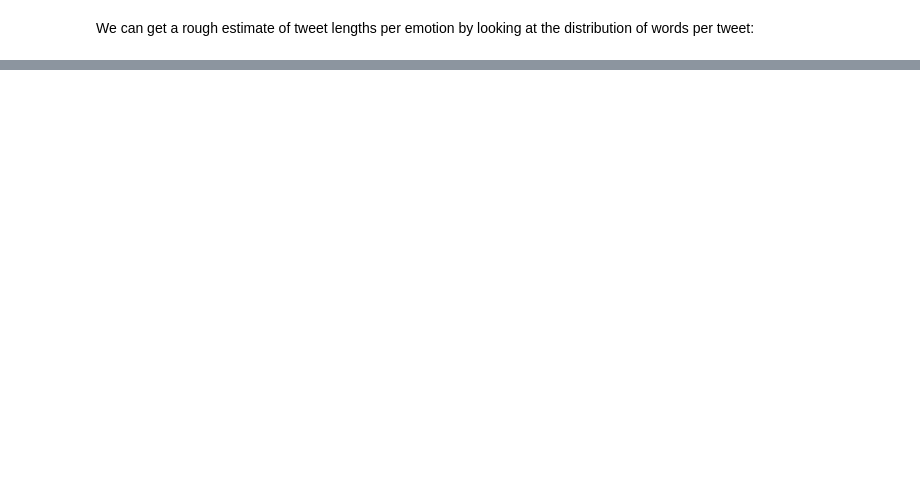
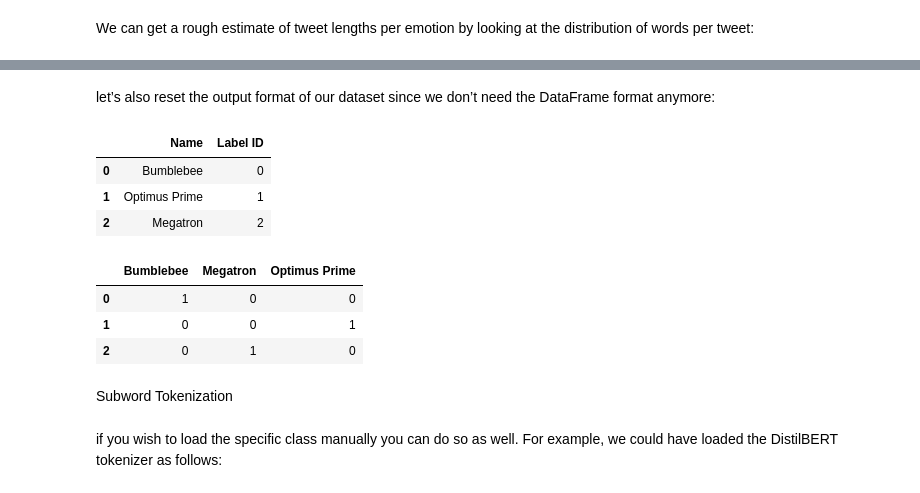
Before and after one commit to samehamin/nlp_with_transformers, a Jupyter notebook: chptr02_text_classification.ipynb, the cells around one changed output, grey strips where cells are left out. Saved outputs shown, nothing was run; the diff lists cells and outputs as text; code cells hidden in the pictures; blank space fills up the shorter version.

```diff
--- a/chptr02_text_classification.ipynb
+++ b/chptr02_text_classification.ipynb
@@ -149,3 +149,6 @@ plt.xlabel("")
 plt.show()
 # %% [output]
 [drawing not drawn]
+# %% [markdown]
+let’s also reset the output
+format of our dataset since we don’t need the DataFrame format anymore:
@@ -151,0 +157,18 @@ plt.show()
+# %%
+categorical_df = pd.DataFrame(
+{"Name": ["Bumblebee", "Optimus Prime", "Megatron"], "Label ID": [0,1,2]})
+categorical_df
+# %% [output]
+|  | Name | Label ID |
+| 0 | Bumblebee | 0 |
+| 1 | Optimus Prime | 1 |
+| 2 | Megatron | 2 |
+# %%
+pd.get_dummies(categorical_df["Name"])
+# %% [output]
+|  | Bumblebee | Megatron | Optimus Prime |
+| 0 | 1 | 0 | 0 |
+| 1 | 0 | 0 | 1 |
+| 2 | 0 | 1 | 0 |
+# %% [markdown]
+Subword Tokenization
@@ -151,0 +179,4 @@ plt.show()
+# %% [markdown]
+if you wish to load the specific class
+manually you can do so as well. For example, we could have loaded the
+DistilBERT tokenizer as follows:
```
Also changed, not shown: parts of 3 cells of this notebook.
